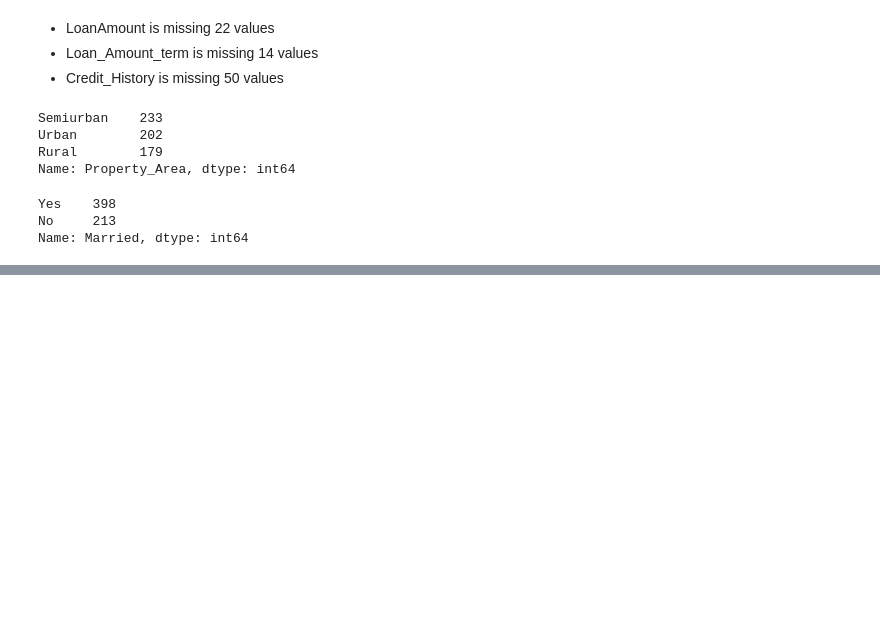
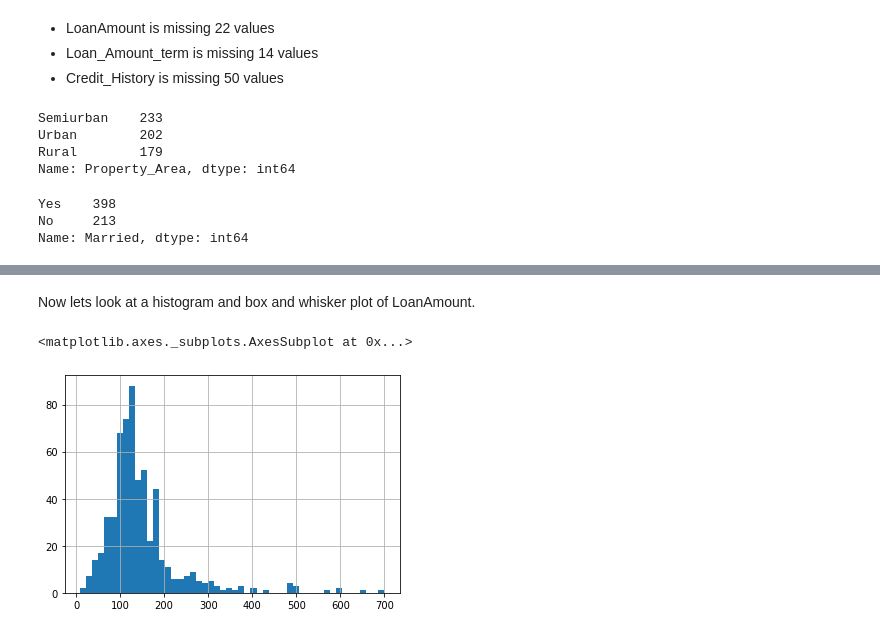
Before and after one commit to kdenny25/Loan_Prediction, a Jupyter notebook: Loan Prediction.ipynb, the cells around one changed output, grey strips where cells are left out. Drawn from its saved outputs; the diff is of its cells as text; code cells hidden in the pictures; blank space fills up the shorter version.

```diff
--- a/Loan Prediction.ipynb
+++ b/Loan Prediction.ipynb
@@ -89,0 +111,7 @@ Name: Married, dtype: int64
+# %% [markdown]
+Now lets look at a histogram and box and whisker plot of LoanAmount.
+# %%
+df_train['LoanAmount'].hist(bins=50)
+# %% [output]
+<matplotlib.axes._subplots.AxesSubplot at 0x...>
+[figure, added]
```
Also changed, not shown: parts of 7 cells of this notebook.
